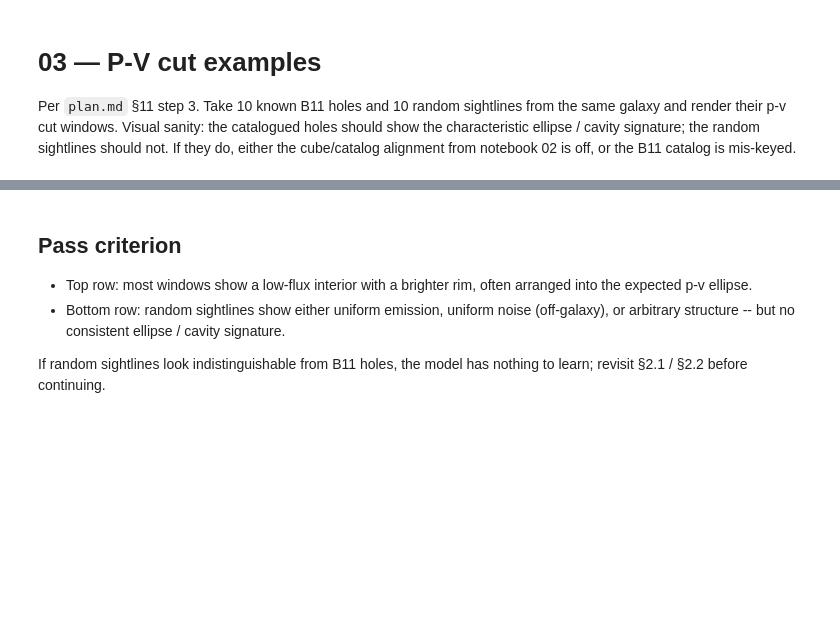
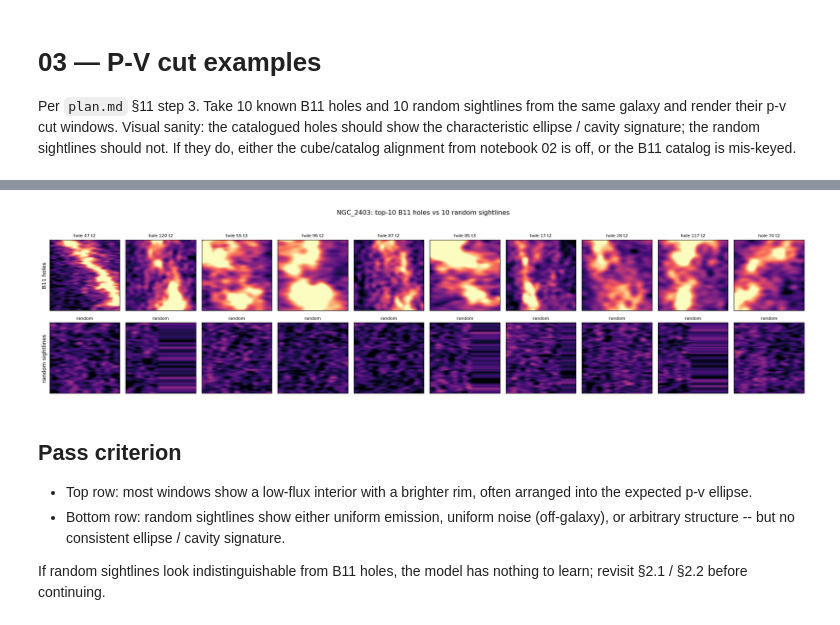
Before and after one commit to jorodgrz/HIShells, a Jupyter notebook: notebooks/03_pvcut_examples.ipynb, the cells around one changed output, grey strips where cells are left out. Cells and saved outputs as stored; diff of their text form; code cells hidden in the pictures; blank space fills up the shorter version.

```diff
--- a/notebooks/03_pvcut_examples.ipynb
+++ b/notebooks/03_pvcut_examples.ipynb
@@ -43,29 +47,31 @@ def show_window(ax, win, title, sigma, vmin=None, vmax=None):
 # %%
 fig, axes = plt.subplots(2, 10, figsize=(20, 5))
 for ax, (_, h) in zip(axes[0], holes.iterrows()):
-    win = extract_window_for_hole(cube, h.to_dict(), window_pix=64)
+    win = extract_window_for_hole(cube, h.to_dict(), window_pix=96)
     show_window(ax, win, f"hole {h.hole_idx} t{h.hole_type}", sigma)
 axes[0, 0].set_ylabel('B11 holes', fontsize=10)
 
 rng = np.random.default_rng(0)
 for ax in axes[1]:
     ix = rng.integers(64, cube.shape[2] - 64)
     iy = rng.integers(64, cube.shape[1] - 64)
     iz = rng.integers(0, cube.n_chan - 1)
     ra, dec = pix_to_world(cube, np.array([ix]), np.array([iy]))
     win = extract_window(
         cube,
         ra_deg=float(ra[0]),
         dec_deg=float(dec[0]),
         vel_kms=float(cube.velocity_kms[iz]),
         pa_deg=float(rng.uniform(0, 180)),
         pos_extent_arcsec=80.0,
         vel_extent_kms=40.0,
     )
     show_window(ax, win, 'random', sigma)
 axes[1, 0].set_ylabel('random sightlines', fontsize=10)
 fig.suptitle(f'{GALAXY}: top-10 B11 holes vs 10 random sightlines', y=1.02)
 plt.tight_layout()
+# %% [output]
+[figure, added]
 # %% [markdown]
 ## Pass criterion
 
```
Also changed, not shown: parts of 2 cells of this notebook, 16 other files.
